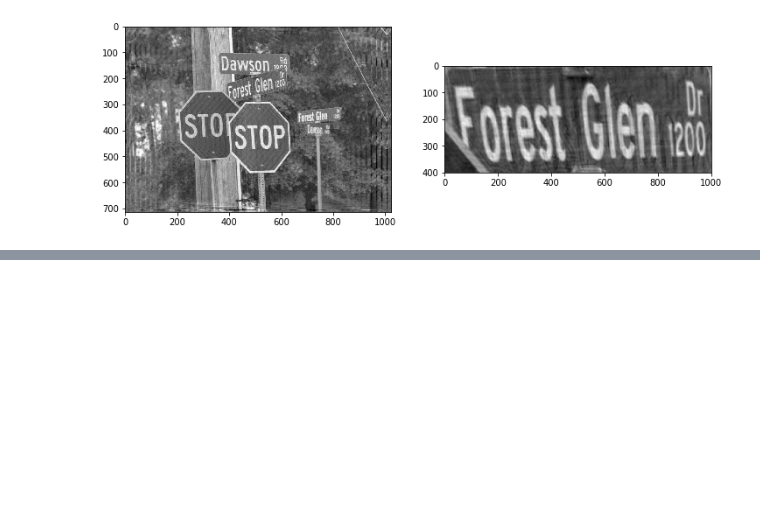
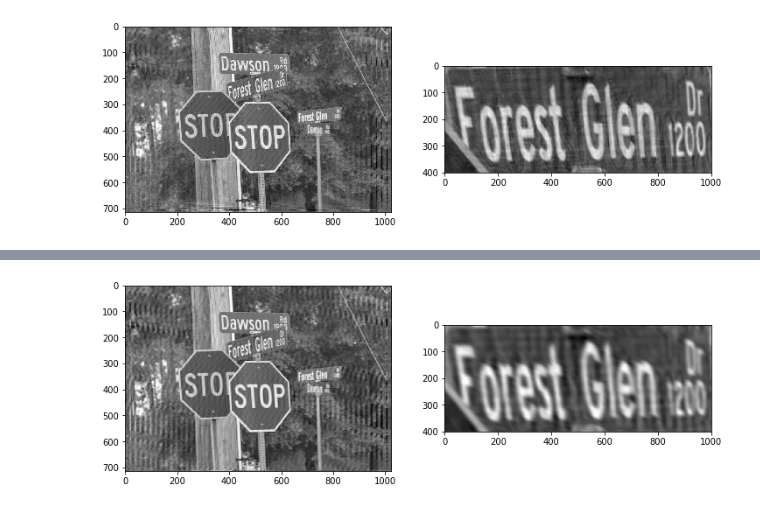
Before and after one commit to BrunaKimura/proj2-visao, a Jupyter notebook: Projeto 1-2.ipynb, the cells around one changed output, grey strips where cells are left out. Cells and saved outputs as stored; diff of their text form; code cells hidden in the pictures; blank space fills up the shorter version.

```diff
--- a/Projeto 1-2.ipynb
+++ b/Projeto 1-2.ipynb
@@ -146,3 +147,22 @@ plt.show()
+# %%
+rows, cols = 400, 1000
+
+pts_original = np.float32([[389, 220], [618,158],[360,300],[673,250]])
+
+pts_corrigida = np.float32([[0, 0], [cols , 0], [-100, rows - 10 ], [rows + 800, cols - 500]])
+
+M = cv2.getPerspectiveTransform(pts_original, pts_corrigida)
+
+img_corrigida_sci = cv2.warpPerspective(img_blur_recon_sci, M, (cols, rows))
+
+plt.figure(figsize=(12,6))
+plt.subplot(121)
+plt.imshow(np.clip(img_blur_recon_sci, 0, 1), cmap='gray')
+plt.subplot(122)
+plt.imshow(img_corrigida_sci, cmap='gray')
+plt.show()
+# %% [output]
+[figure, added]
 # %%
 clahe = cv2.createCLAHE(clipLimit=5, tileGridSize=(10,10))
 img_clahe = clahe.apply(np.array(img_corrigida*255, dtype=np.uint8))
```
Also changed, not shown: parts of 11 cells of this notebook.
